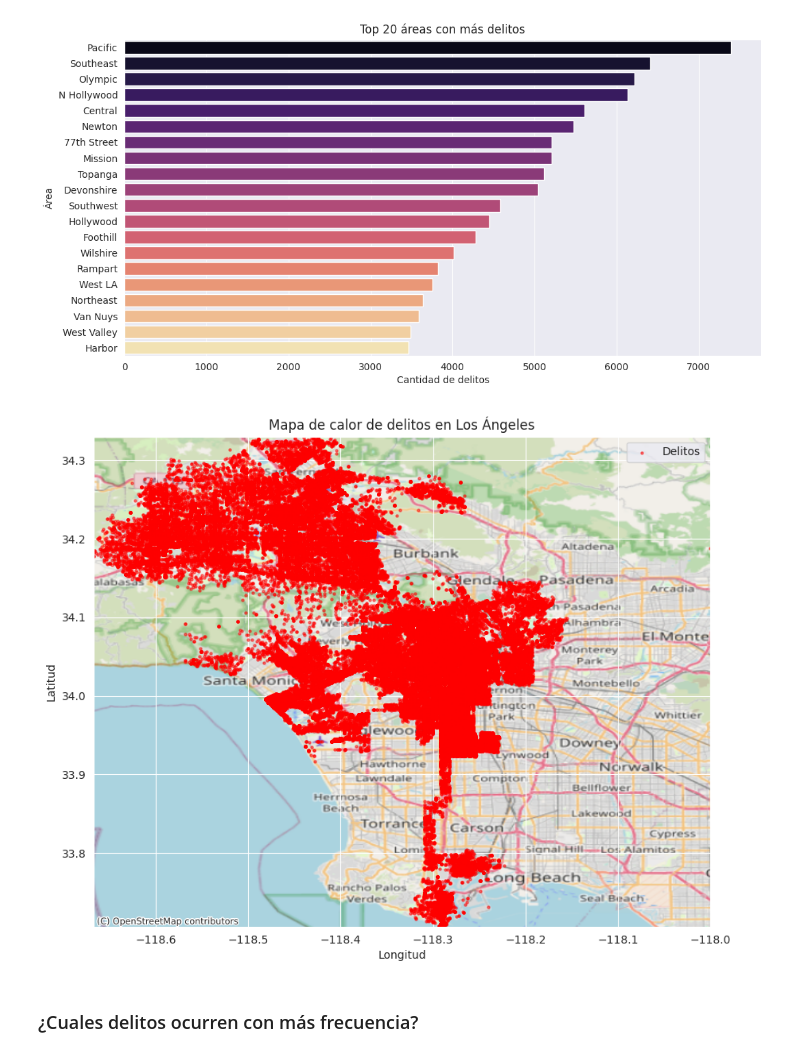
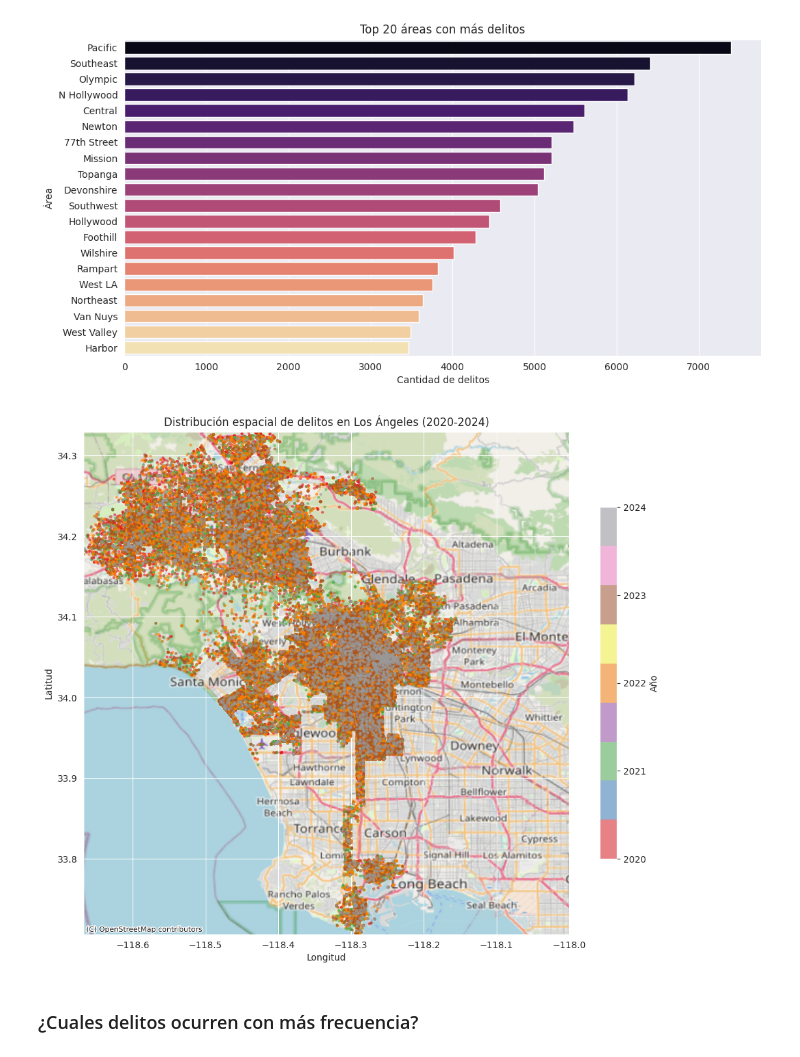
Before and after one commit to yub3r/CoderDataScience, a Jupyter notebook: ProyectoDS-Crime_Data_2020_24-Millan.ipynb, the cells around one changed output. Cells and saved outputs as stored; diff of their text form; code cells hidden in the pictures.

```diff
--- a/ProyectoDS-Crime_Data_2020_24-Millan.ipynb
+++ b/ProyectoDS-Crime_Data_2020_24-Millan.ipynb
@@ -157,7 +157,10 @@ df_crime['Date Rptd'] = pd.to_datetime(df_crime['Date Rptd'], format="%m/%d/%Y %
 df_crime['DATE OCC'] = pd.to_datetime(df_crime['DATE OCC'], format="%m/%d/%Y %I:%M:%S %p", errors='coerce').dt.date
 
 # Creamos nuevas columnas de tiempo a partir de DATE OCC para mejorar el analisis
-df_crime['year'] = pd.to_datetime(df_crime['DATE OCC']).dt.year
+df_crime["year"] = pd.to_datetime(df_crime["DATE OCC"], errors="coerce").dt.year
+df_crime = df_crime.dropna(subset=["year"])
+df_crime["year"] = df_crime["year"].astype(int)
+
 df_crime['month'] = pd.to_datetime(df_crime['DATE OCC']).dt.month
 df_crime['day'] = pd.to_datetime(df_crime['DATE OCC']).dt.day
 df_crime['day_of_week'] = pd.to_datetime(df_crime['DATE OCC']).dt.day_name()
@@ -256,44 +259,47 @@ plt.show()
 # %% [output]
 [figure]
 # %%
-# Filtro para coordenadas válidas de Los Ángeles
+# Filtramos coordenadas válidas de LA
 df_map = df_crime[
     (df_crime["LAT"].between(33.5, 34.5)) &
-    (df_crime["LON"].between(-119, -117))
-]
+    (df_crime["LON"].between(-119, -117)) &
+    (df_crime["year"].between(2020, 2024))  # <-- aseguramos solo 2020-2024
+].copy()
 
-# Gráfico de dispersión con mapa de fondo
-plt.figure(figsize=(10, 8))
+plt.figure(figsize=(12, 10))
 ax = plt.gca()
 
 
+# Gráfico con 5 colores (uno por año)
 scatter = ax.scatter(
     df_map["LON"],
     df_map["LAT"],
     alpha=0.5,
     s=5,
-    c="red",
-    label="Delitos"
+    c=df_map["year"],
+    cmap="Set1",   # paleta categórica (10 colores distintos)
+    vmin=2020, vmax=2024  # rango fijo
 )
 
-# Añadir mapa de fondo (usando OpenStreetMap)
-ctx.add_basemap(
-    ax,
-    crs="EPSG:4326",  # Sistema de coordenadas WGS84 (lat/lon)
-    source=ctx.providers.OpenStreetMap.Mapnik  # Fuente del mapa
-)
+# Mapa de fondo
+import contextily as ctx
+ctx.add_basemap(ax, crs="EPSG:4326", source=ctx.providers.OpenStreetMap.Mapnik)
 
-# Ajustar límites del gráfico para que coincidan con los datos
+# Límites del gráfico
 ax.set_xlim(df_map["LON"].min(), df_map["LON"].max())
 ax.set_ylim(df_map["LAT"].min(), df_map["LAT"].max())
 
-plt.title("Mapa de calor de delitos en Los Ángeles")
+plt.title("Distribución espacial de delitos en Los Ángeles (2020-2024)")
 plt.xlabel("Longitud")
 plt.ylabel("Latitud")
-plt.legend()
+
+# Barra de colores con ticks enteros
+cbar = plt.colorbar(scatter, ax=ax, shrink=0.7, ticks=[2020, 2021, 2022, 2023, 2024])
+cbar.set_label("Año")
+
 plt.show()
 # %% [output]
-[figure, old version]
+[figure, new version]
 # %% [markdown]
 ### ¿Cuales delitos ocurren con más frecuencia?
 # %%
```
Also changed, not shown: parts of 3 cells of this notebook.
